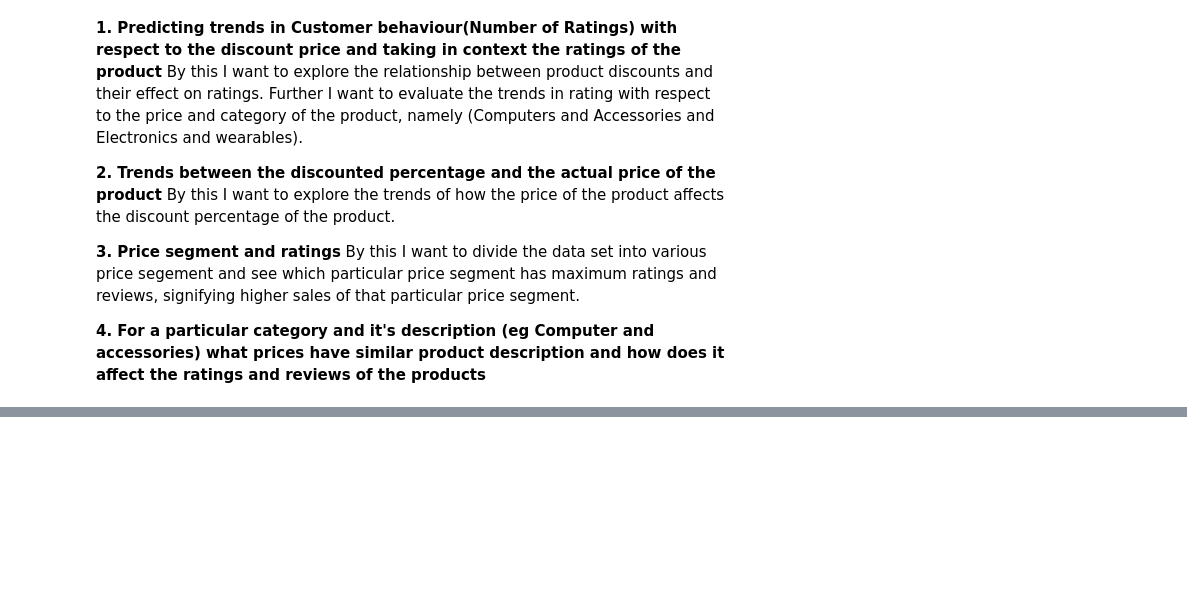
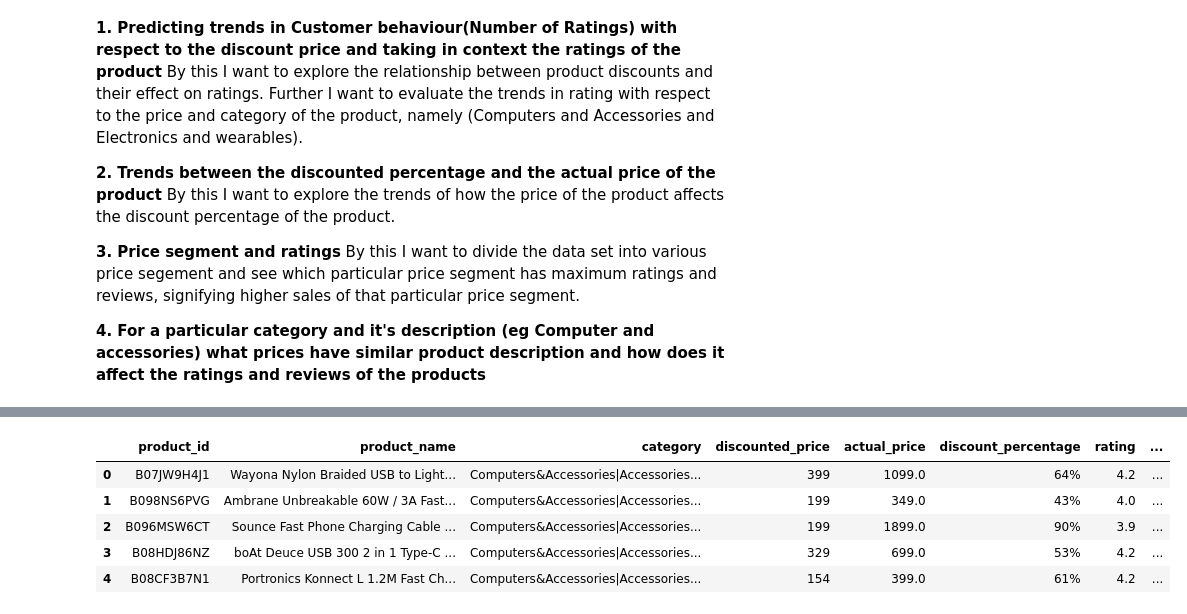
Before and after one commit to ubco-W2022T2-data301/project-group-group61, a Jupyter notebook: analysis/analysis2.ipynb, the cells around one changed output, grey strips where cells are left out. Saved outputs shown, nothing was run; the diff lists cells and outputs as text; code cells hidden in the pictures; blank space fills up the shorter version.

```diff
--- a/analysis/analysis2.ipynb
+++ b/analysis/analysis2.ipynb
@@ -145,0 +143,19 @@ sns.barplot(y=data.index, x= data.values)
+# %%
+discount_list=[]
+actual_list =[]
+for discount, actual in zip(df1['discounted_price'].values, df1['actual_price'].values):
+    temp_discount = str(discount).replace("₹","").replace(",", "")
+    temp_actual = str(actual).replace("₹","").replace(",", "")
+    discount_list.append(temp_discount)
+    actual_list.append(temp_actual)
+
+df1['discounted_price']= discount_list
+df1['actual_price'] = actual_list
+df1.head()
+# %% [output]
+|  | product_id | product_name | category | discounted_price | actual_price | discount_percentage | rating | ... |
+| 0 | B07JW9H4J1 | Wayona Nylon Braided USB to Light... | Computers&Accessories|Accessories... | 399 | 1099.0 | 64% | 4.2 | ... |
+| 1 | B098NS6PVG | Ambrane Unbreakable 60W / 3A Fast... | Computers&Accessories|Accessories... | 199 | 349.0 | 43% | 4.0 | ... |
+| 2 | B096MSW6CT | Sounce Fast Phone Charging Cable ... | Computers&Accessories|Accessories... | 199 | 1899.0 | 90% | 3.9 | ... |
+| 3 | B08HDJ86NZ | boAt Deuce USB 300 2 in 1 Type-C ... | Computers&Accessories|Accessories... | 329 | 699.0 | 53% | 4.2 | ... |
+| 4 | B08CF3B7N1 | Portronics Konnect L 1.2M Fast Ch... | Computers&Accessories|Accessories... | 154 | 399.0 | 61% | 4.2 | ... |
```
Also changed, not shown: parts of 27 cells of this notebook.
